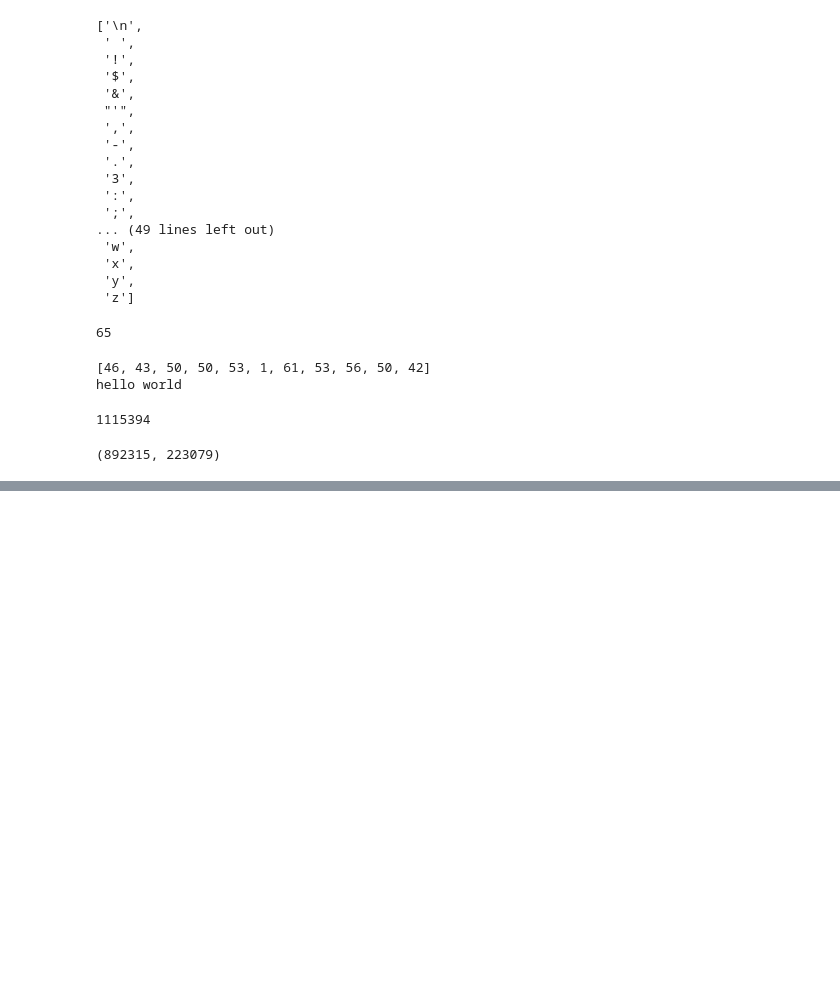
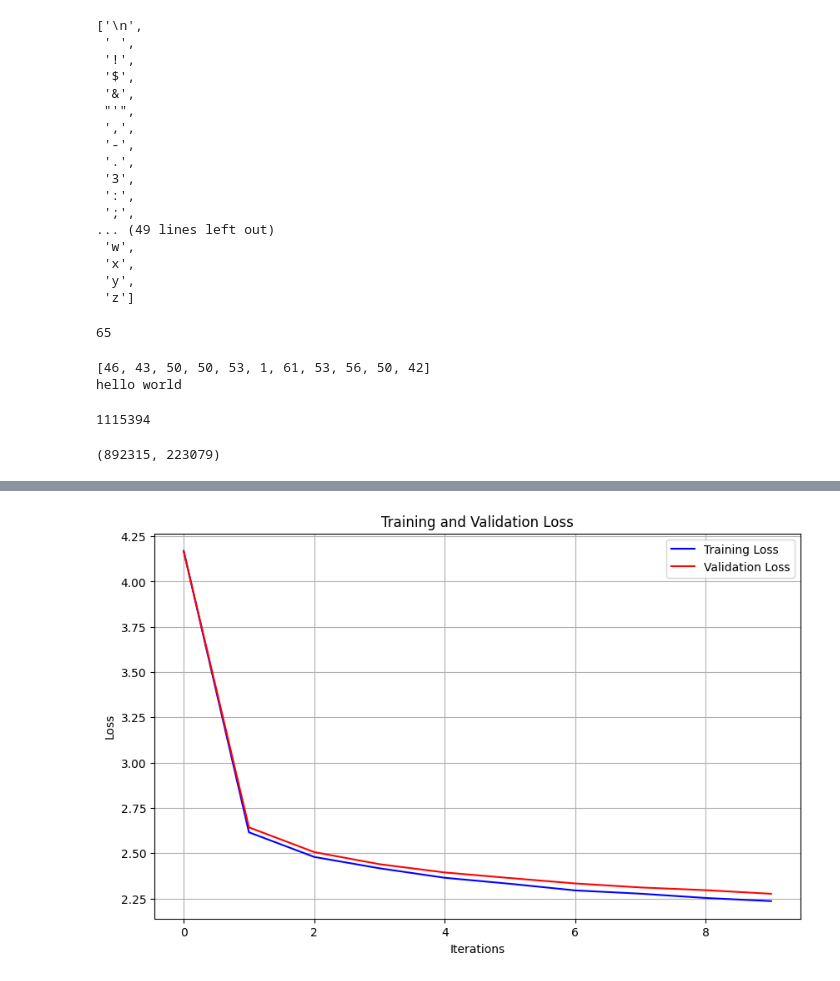
Before and after one commit to sohammistri/nano-gpt, a Jupyter notebook: gpt-small.ipynb, the cells around one changed output, grey strips where cells are left out. Drawn from its saved outputs; the diff is of its cells as text; code cells hidden in the pictures; blank space fills up the shorter version.

```diff
--- a/gpt-small.ipynb
+++ b/gpt-small.ipynb
@@ -563,0 +698,12 @@ She yough s
+# %%
+emb_dim= 32
+num_heads = 4
+batch_size = 32
+vocab_size = len(stoi)
+device = torch.device('cuda' if torch.cuda.is_available() else 'mps' if torch.backends.mps.is_available() else 'cpu')
+block_size = 8
+lr = 3e-4
+n_iters = 10000
+eval_interval = n_iters//10
+# %%
+model = LM4(emb_dim=emb_dim, vocab_size=vocab_size, block_size=block_size, num_heads=num_heads, device=device)
@@ -563,0 +712,5 @@ She yough s
+# %%
+optimizer = optim.AdamW(model.parameters(), lr=lr)
+# %%
+train_lossi, val_lossi = train(train_tokens=train_tokens, val_tokens=val_tokens, model=model, optimizer=optimizer,\
+      device=device, block_size=block_size, batch_size=batch_size, n_iters=n_iters, eval_interval=eval_interval)
@@ -563,0 +728,17 @@ She yough s
+# %%
+# Plot both losses
+plt.figure(figsize=(10, 6))
+plt.plot(train_lossi, label='Training Loss', color='blue')
+plt.plot(val_lossi, label='Validation Loss', color='red')
+
+# Add labels and title
+plt.xlabel('Iterations')
+plt.ylabel('Loss')
+plt.title('Training and Validation Loss')
+plt.legend()
+plt.grid(True)
+
+# Show the plot
+plt.show()
+# %% [output]
+[figure, added]
```
Also changed, not shown: parts of 66 cells of this notebook, 3 other files.
